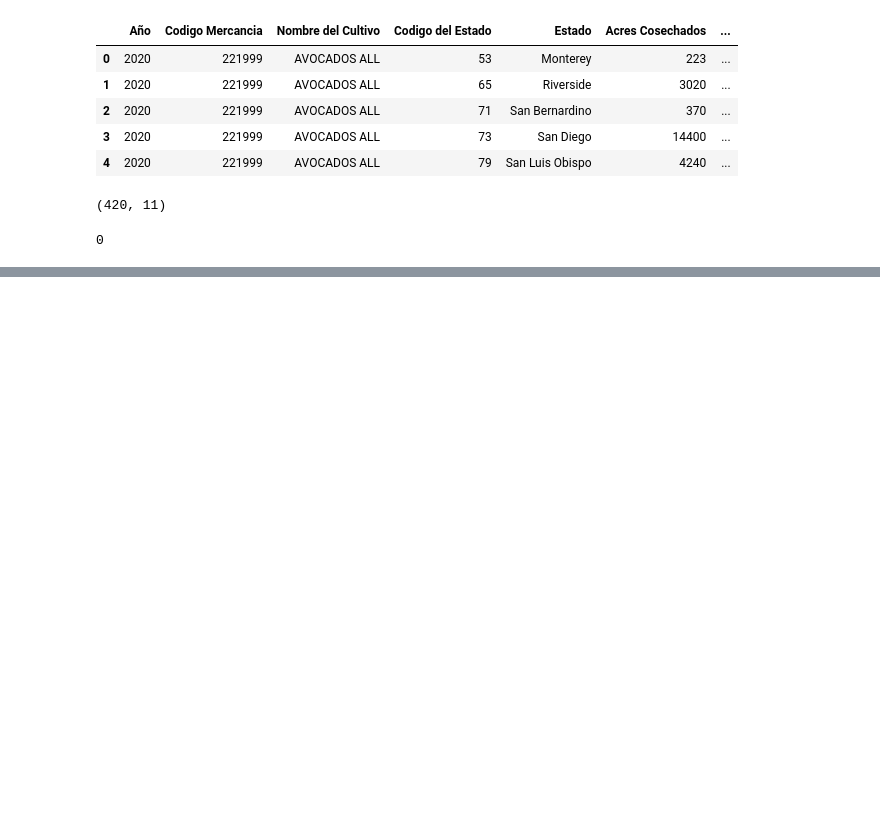
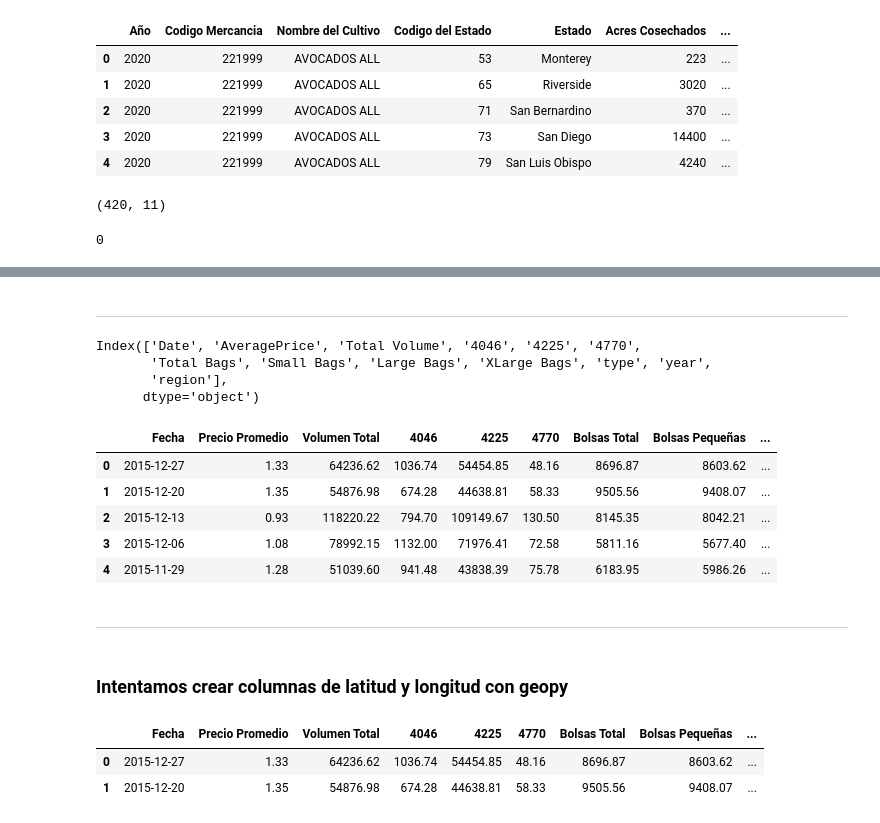
Before and after one commit to Animorales/PairProgramming-DA-3-Sprint2, a Jupyter notebook: eda_avocados.ipynb, the cells around one changed output, grey strips where cells are left out. Cells and saved outputs as stored; diff of their text form; code cells hidden in the pictures; blank space fills up the shorter version.

```diff
--- a/eda_avocados.ipynb
+++ b/eda_avocados.ipynb
@@ -108,0 +161,24 @@ df.to_csv("aguacate_limpio.csv", index=False)
+# %% [markdown]
+---
+# %%
+df2.columns
+# %% [output]
+Index(['Date', 'AveragePrice', 'Total Volume', '4046', '4225', '4770',
+       'Total Bags', 'Small Bags', 'Large Bags', 'XLarge Bags', 'type', 'year',
+       'region'],
+      dtype='object')
+# %%
+nombre_columnas2= {'Date': 'Fecha', 'AveragePrice':'Precio Promedio', 'Total Volume': 'Volumen Total', '4046':'4046', '4225':'4225', '4770':'4770',
+       'Total Bags': 'Bolsas Total', 'Small Bags':'Bolsas Pequeñas', 'Large Bags':'Bolsas Grandes', 'XLarge Bags':'Bolsa Extra Grande', 'type': 'Tipo', 'year':'Año',
+       'region':'Region'}
+# %%
+df2.rename(columns = nombre_columnas2, inplace=True)
+# %%
+df2.head()
+# %% [output]
+|  | Fecha | Precio Promedio | Volumen Total | 4046 | 4225 | 4770 | Bolsas Total | Bolsas Pequeñas | ... |
+| 0 | 2015-12-27 | 1.33 | 64236.62 | 1036.74 | 54454.85 | 48.16 | 8696.87 | 8603.62 | ... |
+| 1 | 2015-12-20 | 1.35 | 54876.98 | 674.28 | 44638.81 | 58.33 | 9505.56 | 9408.07 | ... |
+| 2 | 2015-12-13 | 0.93 | 118220.22 | 794.70 | 109149.67 | 130.50 | 8145.35 | 8042.21 | ... |
+| 3 | 2015-12-06 | 1.08 | 78992.15 | 1132.00 | 71976.41 | 72.58 | 5811.16 | 5677.40 | ... |
+| 4 | 2015-11-29 | 1.28 | 51039.60 | 941.48 | 43838.39 | 75.78 | 6183.95 | 5986.26 | ... |
@@ -108,0 +187,4 @@ df.to_csv("aguacate_limpio.csv", index=False)
+# %% [markdown]
+---
+# %% [markdown]
+### Intentamos crear columnas de latitud y longitud con geopy
@@ -108,0 +197,6 @@ df.to_csv("aguacate_limpio.csv", index=False)
+# %%
+df2.head(2)
+# %% [output]
+|  | Fecha | Precio Promedio | Volumen Total | 4046 | 4225 | 4770 | Bolsas Total | Bolsas Pequeñas | ... |
+| 0 | 2015-12-27 | 1.33 | 64236.62 | 1036.74 | 54454.85 | 48.16 | 8696.87 | 8603.62 | ... |
+| 1 | 2015-12-20 | 1.35 | 54876.98 | 674.28 | 44638.81 | 58.33 | 9505.56 | 9408.07 | ... |
```
Also changed, not shown: parts of 23 cells of this notebook, 3 other files.
